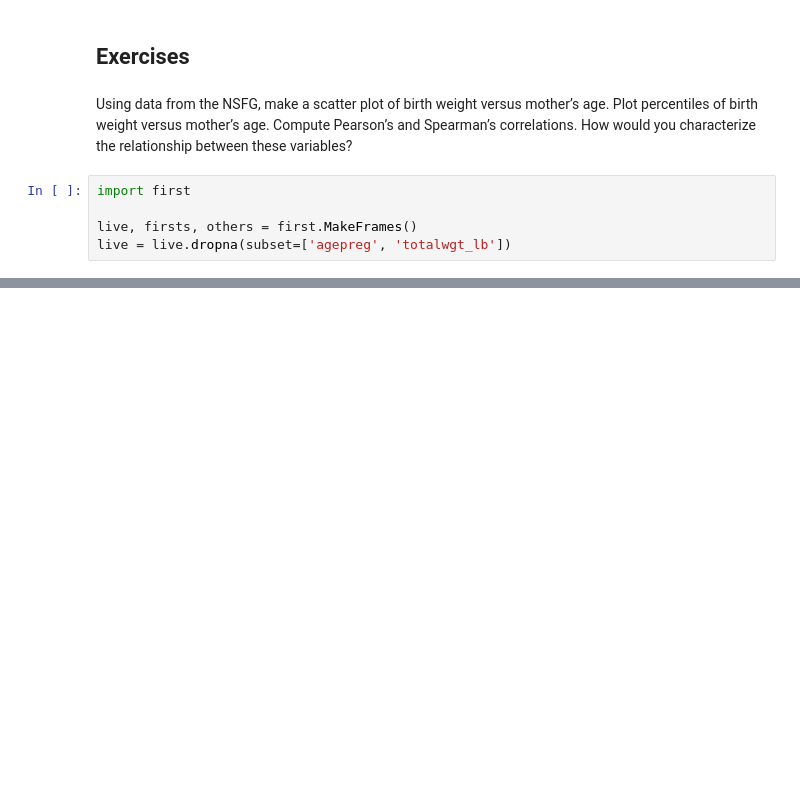
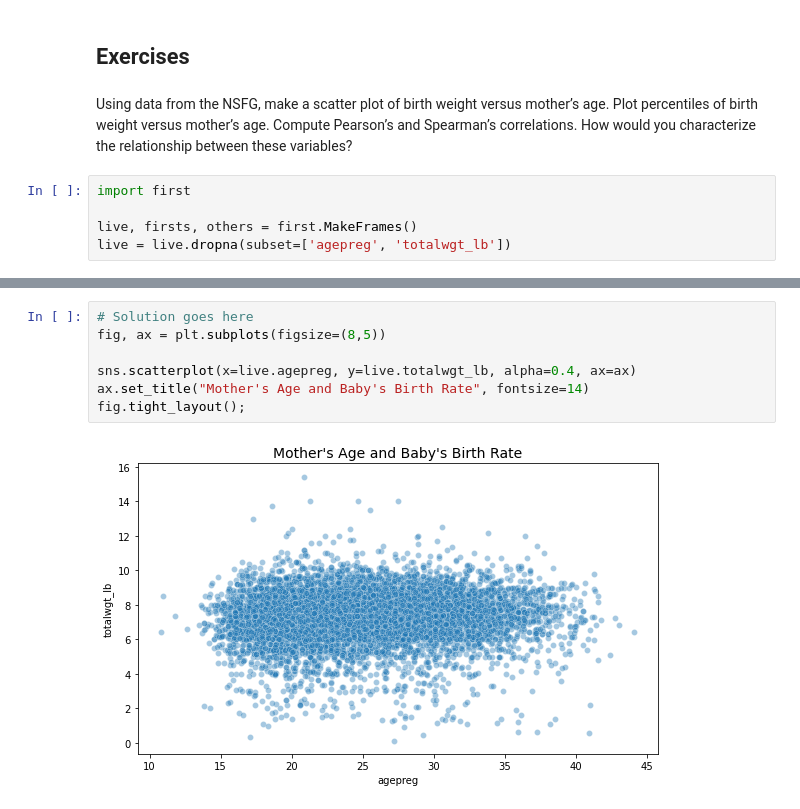
Before and after one commit to Morgan-Sell/ThinkStats2, a Jupyter notebook: code/chap07ex.ipynb, the cells around one changed output, grey strips where cells are left out. Drawn from its saved outputs; the diff is of its cells as text; blank space fills up the shorter version.

```diff
--- a/code/chap07ex.ipynb
+++ b/code/chap07ex.ipynb
@@ -327,0 +338,9 @@ live = live.dropna(subset=['agepreg', 'totalwgt_lb'])
+# %%
+# Solution goes here
+fig, ax = plt.subplots(figsize=(8,5))
+
+sns.scatterplot(x=live.agepreg, y=live.totalwgt_lb, alpha=0.4, ax=ax)
+ax.set_title("Mother's Age and Baby's Birth Rate", fontsize=14)
+fig.tight_layout();
+# %% [output]
+[figure, added]
```
Also changed, not shown: parts of 20 cells of this notebook.
